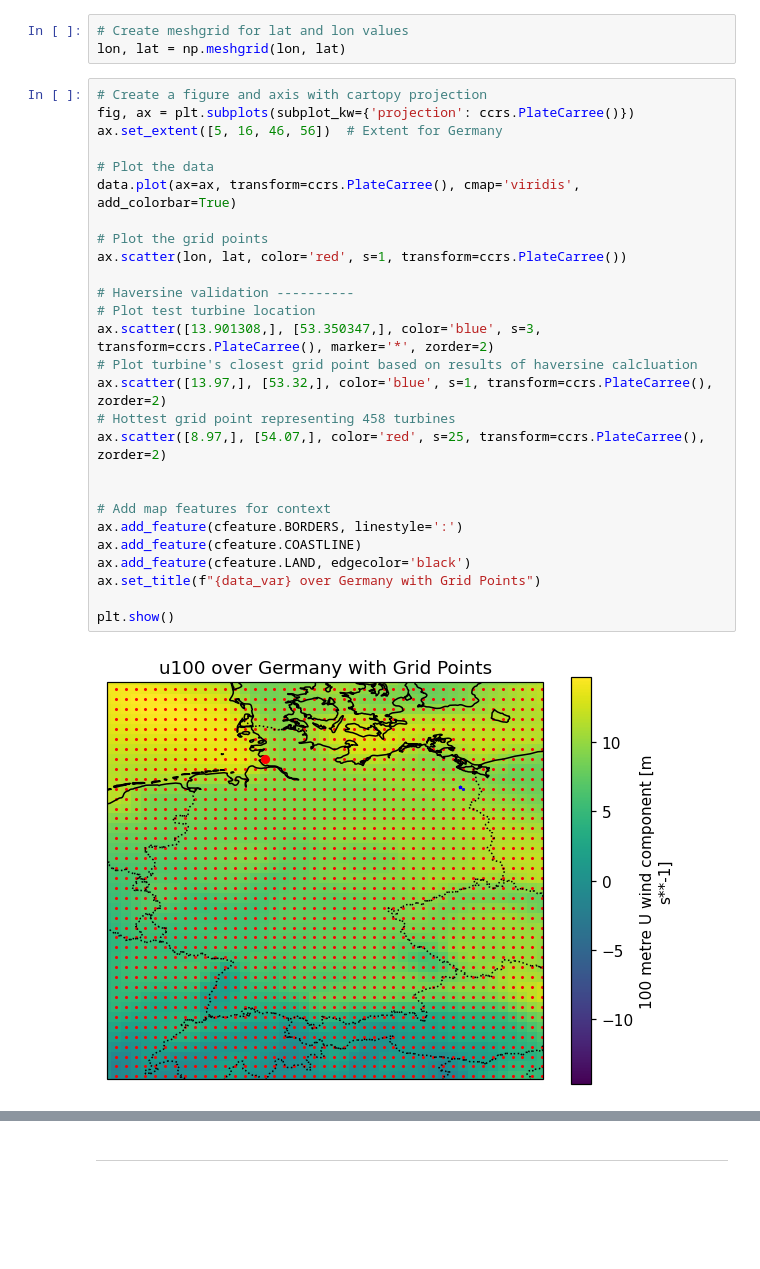
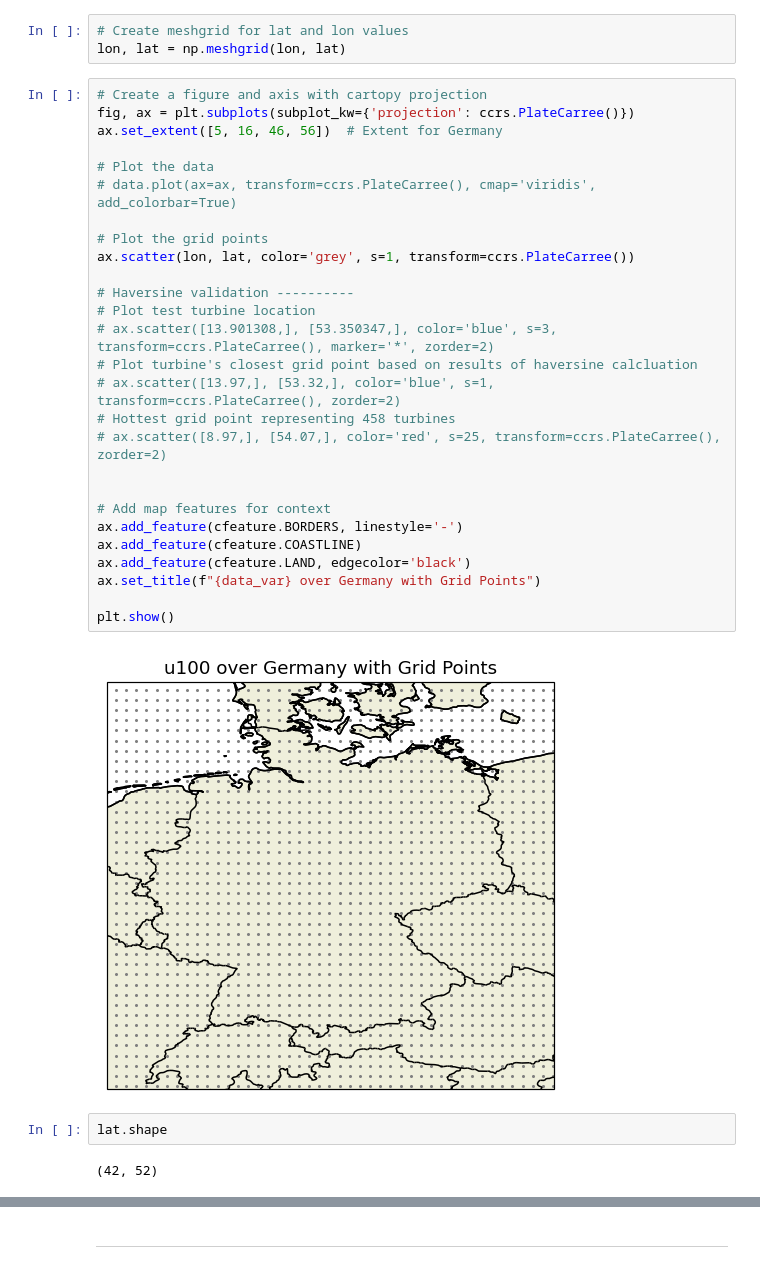
Before and after one commit to meteoviz/wind_power_forecasting_germany, a Jupyter notebook: notebooks/cds.ipynb, the cells around one changed output, grey strips where cells are left out. Cells and saved outputs as stored; diff of their text form; blank space fills up the shorter version.

```diff
--- a/notebooks/cds.ipynb
+++ b/notebooks/cds.ipynb
@@ -248,29 +310,33 @@ lon, lat = np.meshgrid(lon, lat)
 # %%
 # Create a figure and axis with cartopy projection
 fig, ax = plt.subplots(subplot_kw={'projection': ccrs.PlateCarree()})
 ax.set_extent([5, 16, 46, 56])  # Extent for Germany
 
 # Plot the data
-data.plot(ax=ax, transform=ccrs.PlateCarree(), cmap='viridis', add_colorbar=True)
+# data.plot(ax=ax, transform=ccrs.PlateCarree(), cmap='viridis', add_colorbar=True)
 
 # Plot the grid points
-ax.scatter(lon, lat, color='red', s=1, transform=ccrs.PlateCarree())
+ax.scatter(lon, lat, color='grey', s=1, transform=ccrs.PlateCarree())
 
 # Haversine validation ----------
 # Plot test turbine location
-ax.scatter([13.901308,], [53.350347,], color='blue', s=3, transform=ccrs.PlateCarree(), marker='*', zorder=2)
+# ax.scatter([13.901308,], [53.350347,], color='blue', s=3, transform=ccrs.PlateCarree(), marker='*', zorder=2)
 # Plot turbine's closest grid point based on results of haversine calcluation
-ax.scatter([13.97,], [53.32,], color='blue', s=1, transform=ccrs.PlateCarree(), zorder=2)
+# ax.scatter([13.97,], [53.32,], color='blue', s=1, transform=ccrs.PlateCarree(), zorder=2)
 # Hottest grid point representing 458 turbines
-ax.scatter([8.97,], [54.07,], color='red', s=25, transform=ccrs.PlateCarree(), zorder=2)
+# ax.scatter([8.97,], [54.07,], color='red', s=25, transform=ccrs.PlateCarree(), zorder=2)
 
 
 # Add map features for context
-ax.add_feature(cfeature.BORDERS, linestyle=':')
+ax.add_feature(cfeature.BORDERS, linestyle='-')
 ax.add_feature(cfeature.COASTLINE)
 ax.add_feature(cfeature.LAND, edgecolor='black')
 ax.set_title(f"{data_var} over Germany with Grid Points")
 
 plt.show()
 # %% [output]
-[figure, old version]
+[figure, new version]
+# %%
+lat.shape
+# %% [output]
+(42, 52)
```
Also changed, not shown: parts of 6 cells of this notebook, 2 other files.
